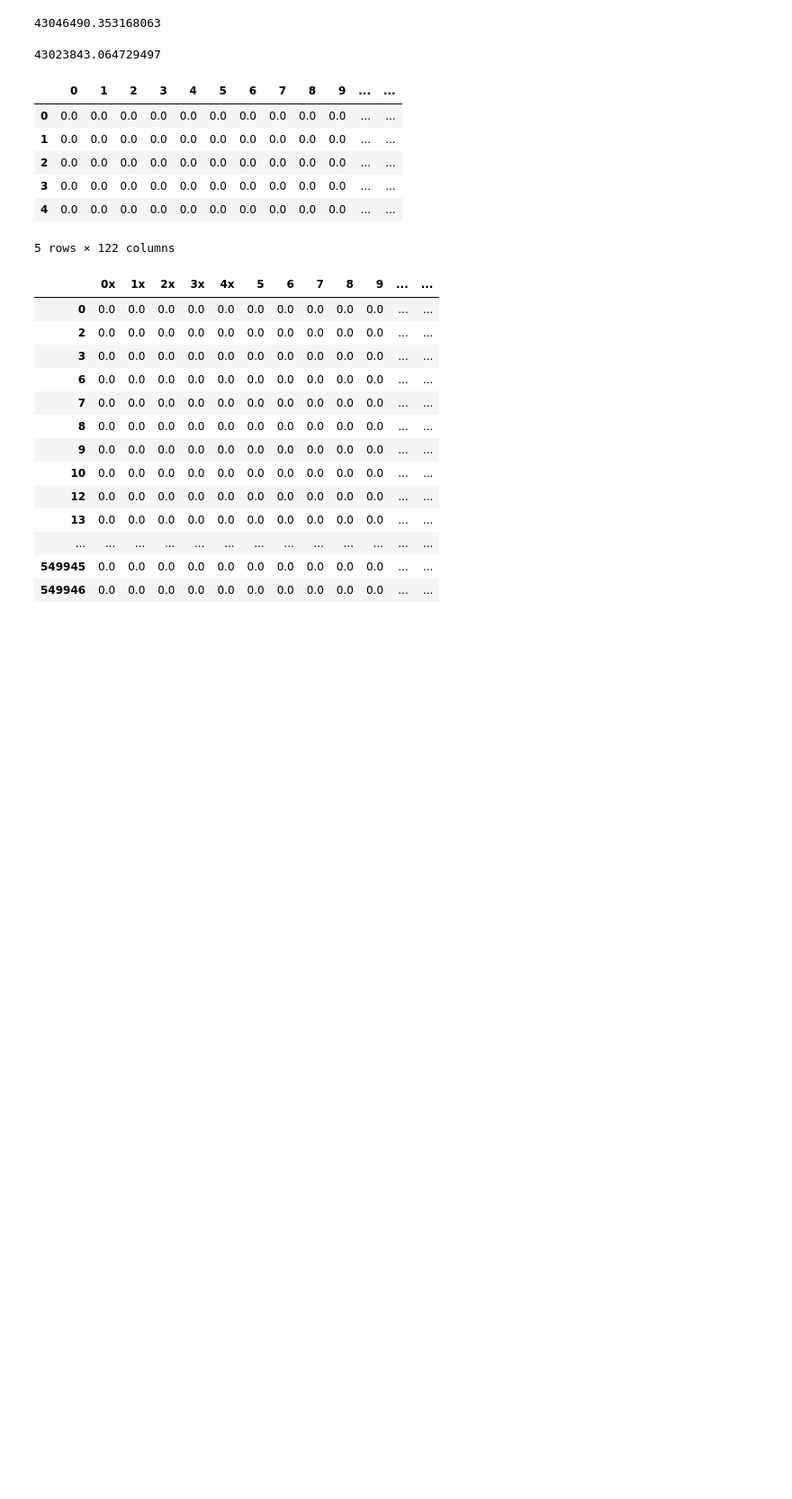
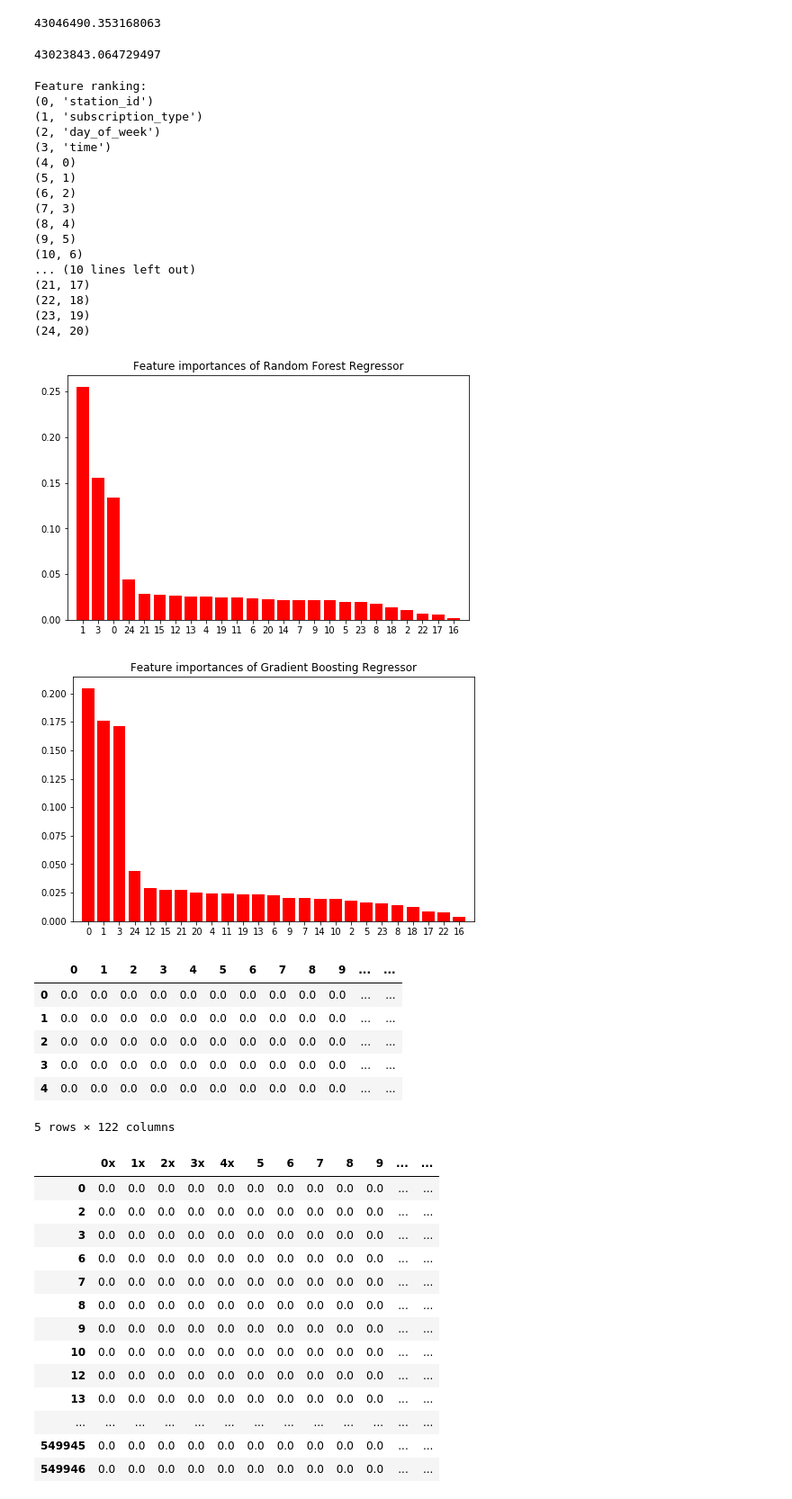
Before and after one commit to pabloernesto/sfBikes, a Jupyter notebook: ML_robert6.ipynb, the cells around one changed output. Shown at 90% size. Saved outputs shown, nothing was run; the diff lists cells and outputs as text; code cells hidden in the pictures; blank space fills up the shorter version.

```diff
--- a/ML_robert6.ipynb
+++ b/ML_robert6.ipynb
@@ -393,0 +416,10 @@ mean_squared_error(testTarget['duration'],test_prediction)
+# %%
+from sklearn.ensemble import RandomForestRegressor, GradientBoostingRegressor, AdaBoostRegressor
+gbr = GradientBoostingRegressor(learning_rate = 0.12,
+                                n_estimators = 150,
+                                max_depth = 8,
+                                min_samples_leaf = 1,
+                                random_state = 2)
+gbr = gbr.fit(x_train, y_train)
+gbr_preds = gbr.predict(x_test)
+mean_squared_error(testTarget['duration'],gbr_preds)
@@ -454,6 +484,53 @@ p = p.apply(square)
 mean_squared_error(testTarget['duration'], p)
 # %% [output]
 43023843.064729497
+# %%
+#Create a plot that ranks the features by importance.
+def plot_importances(model, model_name):
+    importances = model.feature_importances_
+    std = np.std([model.feature_importances_ for feature in model.estimators_],
+                 axis=0)
+    indices = np.argsort(importances)[::-1]
+
+    # Plot the feature importances of the forest
+    plt.figure(figsize = (8,5))
+    plt.title("Feature importances of " + model_name)
+    plt.bar(range(x_train.shape[1]), importances[indices], color="r", align="center")
+    plt.xticks(range(x_train.shape[1]), indices)
+    plt.xlim([-1, x_train.shape[1]])
+    plt.show()
+# %%
+%matplotlib inline
+# Print the feature ranking
+print("Feature ranking:")
+
+i = 0
+for feature in x_train:
+    print (i, feature)
+    i += 1
+
+plot_importances(rfr, "Random Forest Regressor")
+plot_importances(gbr, "Gradient Boosting Regressor")
+# %% [output]
+Feature ranking:
+(0, 'station_id')
+(1, 'subscription_type')
+(2, 'day_of_week')
+(3, 'time')
+(4, 0)
+(5, 1)
+(6, 2)
+(7, 3)
+(8, 4)
+(9, 5)
+(10, 6)
+... (10 lines left out)
+(21, 17)
+(22, 18)
+(23, 19)
+(24, 20)
+[figure, added]
+[figure, added]
 # %%
 mlp = MLPRegressor()
 # %%
```
Also changed, not shown: parts of 11 cells of this notebook.
